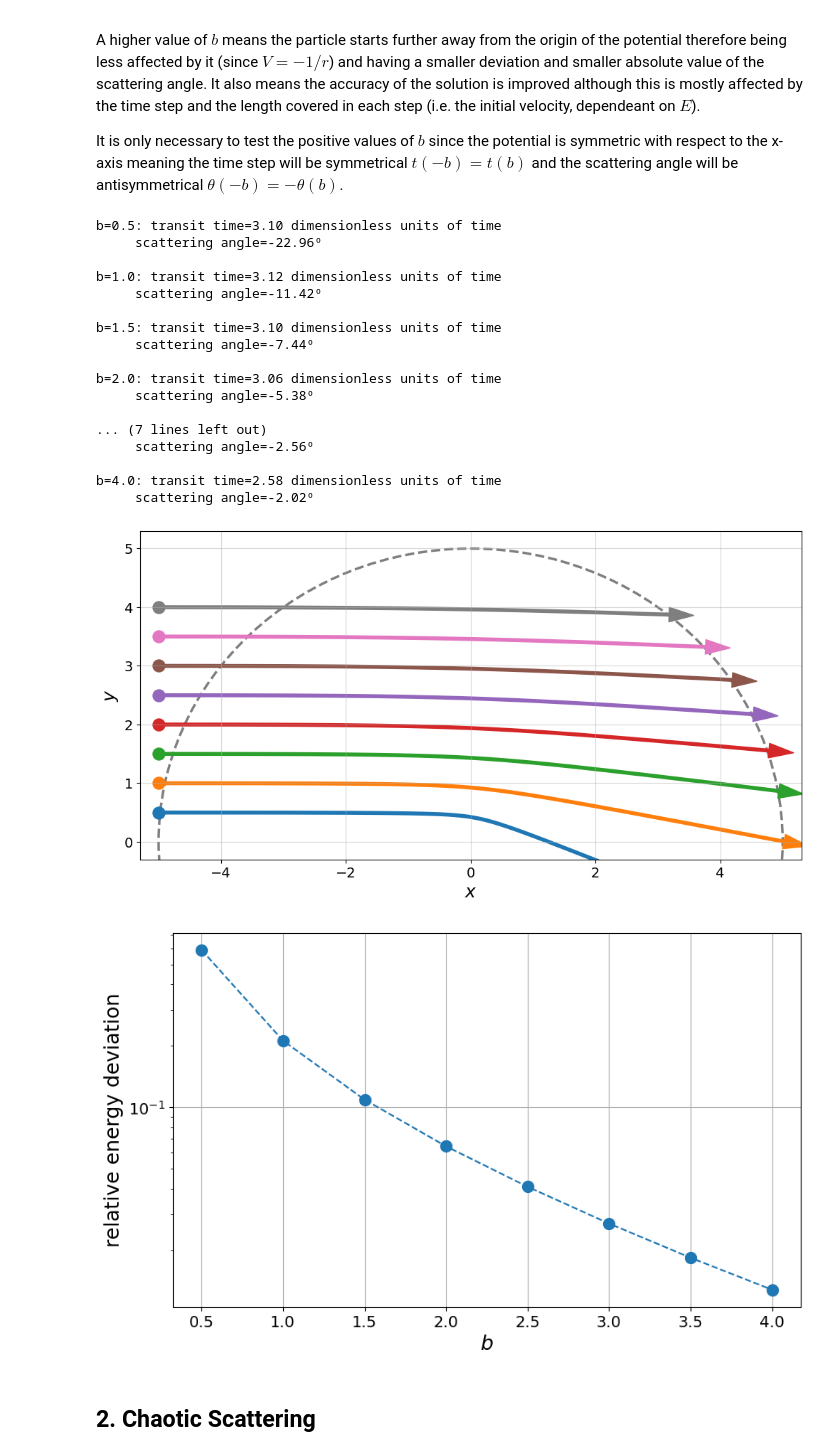
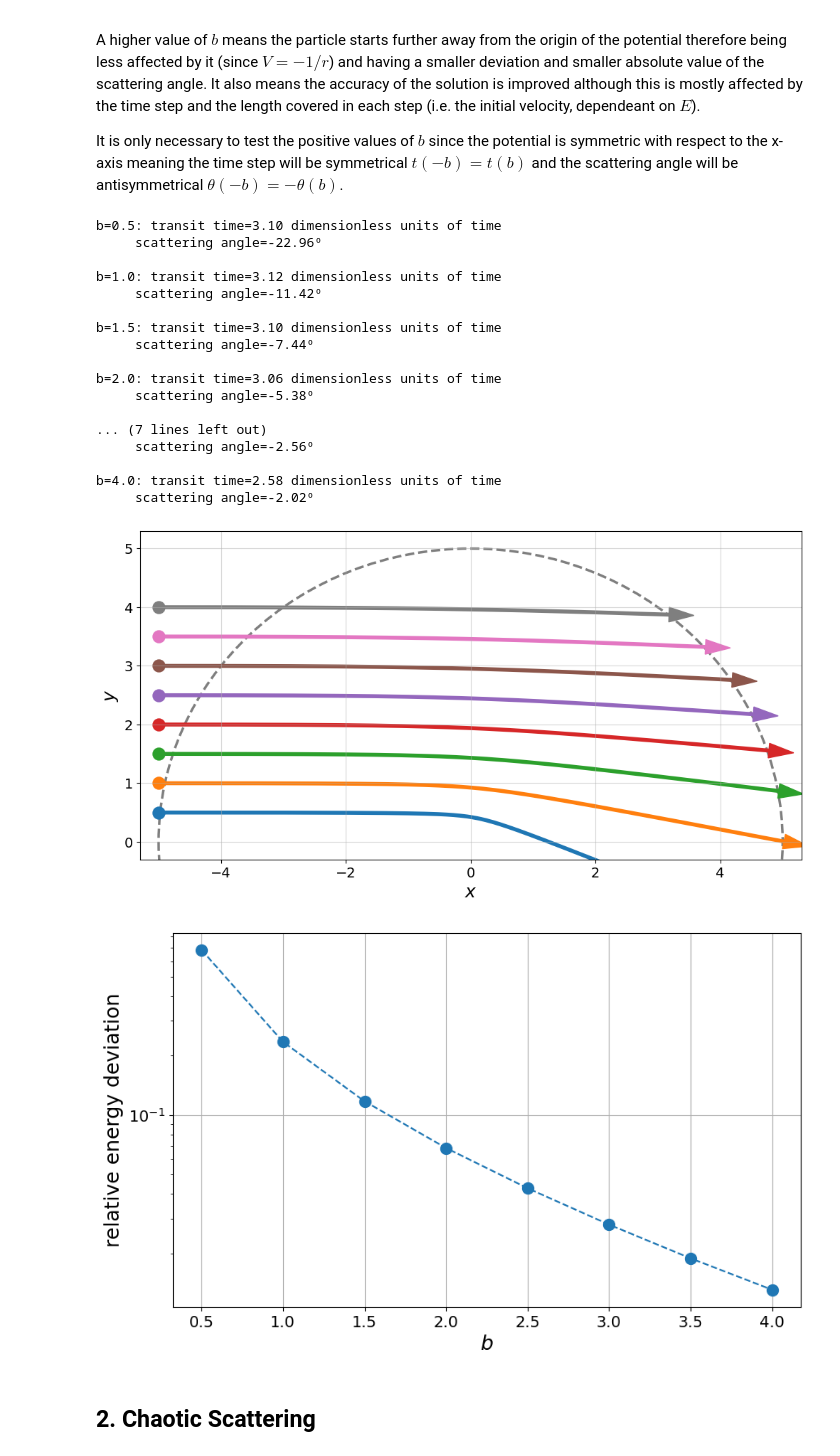
Before and after one commit to javirgv/Computational-Scattering-Experiment, a Jupyter notebook: JaviRoca_ComputationalScattering.ipynb, the cells around one changed output. Drawn from its saved outputs; the diff is of its cells as text; code cells hidden in the pictures.

```diff
--- a/JaviRoca_ComputationalScattering.ipynb
+++ b/JaviRoca_ComputationalScattering.ipynb
@@ -112,7 +112,7 @@ energy_errors = []
 
 for i, h in enumerate(h_values):
     data, energies = RK4(state, Coloumb_acceleration, rmax=5, obtain_energies=True)
-    energy_errors.append( (max(energies)-np.mean(energies))/np.mean(energies) )
+    energy_errors.append( (max(energies)-np.mean(energies))/energies[0] )
     times = np.linspace(0, transit_time, len(data))
     ax[i].plot(times, energies, label=f'$h$={h}')
     ax[i].legend()
@@ -151,7 +151,7 @@ for E, color in zip(E_values, colors):
 
     # Initialize and record the data using RK4
     data, energies = RK4(state, Coloumb_acceleration, rmax=5, obtain_energies=True)
-    energy_errors.append( (max(energies)-np.mean(energies))/np.mean(energies) )
+    energy_errors.append( (max(energies)-np.mean(energies))/energies[0] )
 
     # Calculate the transit time and the scattering angle
     transit_time = len(data) * h
@@ -217,7 +217,7 @@ for b, color in zip(b_values, colors):
 
     # Initialize and record the data using RK4
     data, energies = RK4(state, Coloumb_acceleration, rmax=5, obtain_energies=True, repulsive=False)
-    energy_errors.append( (max(energies)-np.mean(energies))/np.mean(energies) )
+    energy_errors.append( (max(energies)-np.mean(energies))/energies[0] )
 
     # Calculate transit time and scatttering angle
     transit_time = len(data) * h
@@ -240,34 +240,34 @@ plt.grid(alpha=0.5)
 plt.savefig("b_values.jpg", dpi=300, bbox_inches='tight')
 plt.show()
 
 # Plot the accuracy of the solution
 plt.figure(figsize=(10,6))
 plt.semilogy(b_values, energy_errors, 'o--', ms=10)
 plt.xlabel('$b$')
 plt.ylabel('relative energy deviation')
 plt.grid()
 plt.savefig("accuracy_solution_b.jpg", dpi=300, bbox_inches='tight')
 plt.show()
 # %% [output]
 b=0.5: transit time=3.10 dimensionless units of time
      scattering angle=-22.96º
 
 b=1.0: transit time=3.12 dimensionless units of time
      scattering angle=-11.42º
 
 b=1.5: transit time=3.10 dimensionless units of time
      scattering angle=-7.44º
 
 b=2.0: transit time=3.06 dimensionless units of time
      scattering angle=-5.38º
 
 ... (7 lines left out)
      scattering angle=-2.56º
 
 b=4.0: transit time=2.58 dimensionless units of time
      scattering angle=-2.02º
 [figure]
-[figure, old version]
+[figure, new version]
 # %% [markdown]
 ## 2. Chaotic Scattering
 # %%
```
Also changed, not shown: parts of 1 cell of this notebook, 4 other files.
